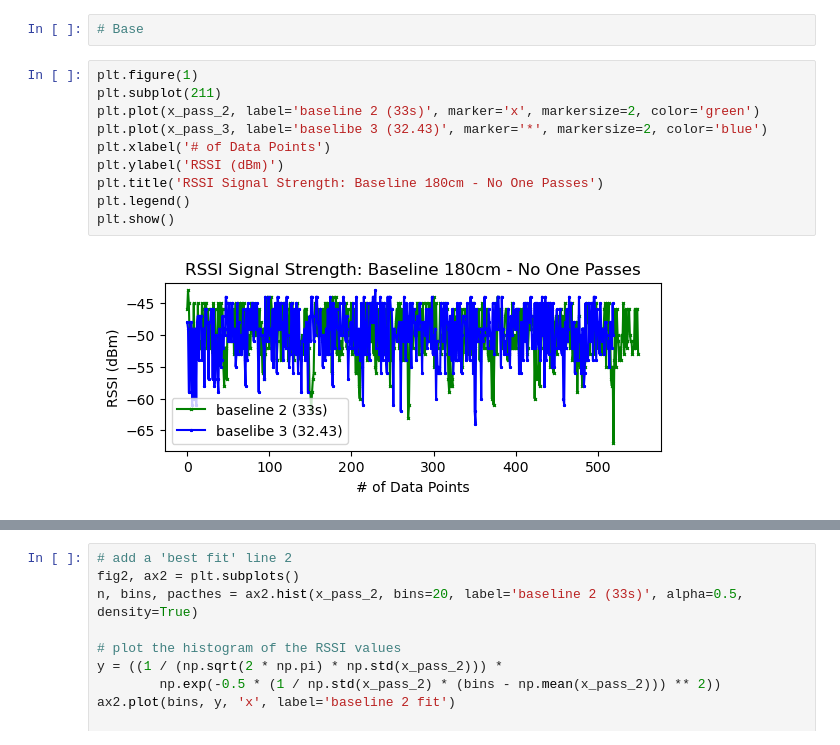
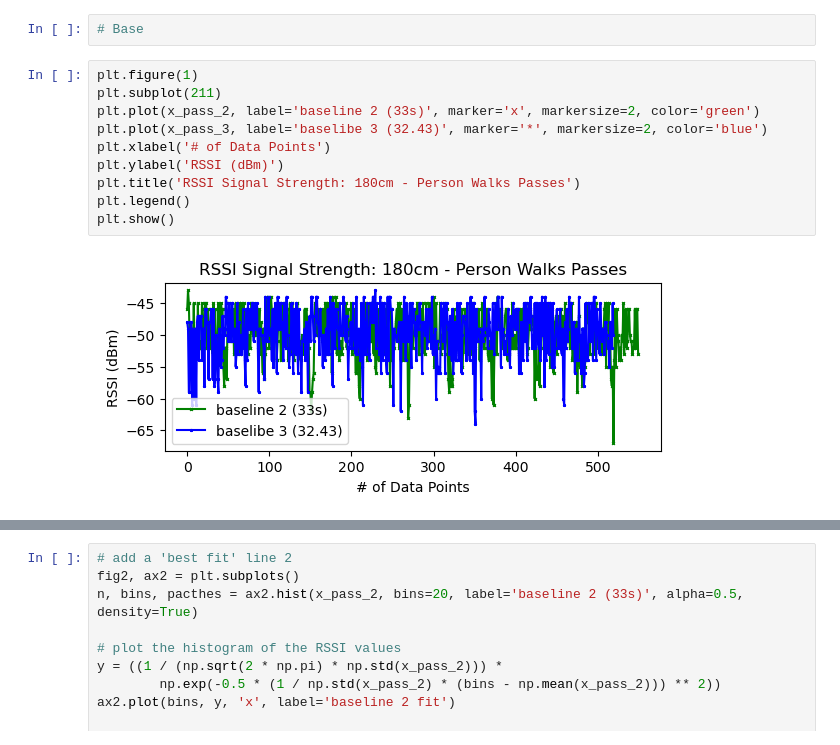
Before and after one commit to SuP3RM/Foot-Traffic, a Jupyter notebook: graphs.ipynb, the cells around one changed output, grey strips where cells are left out. Saved outputs shown, nothing was run; the diff lists cells and outputs as text.

```diff
--- a/graphs.ipynb
+++ b/graphs.ipynb
@@ -572,12 +687,12 @@ x_pass_3 = x_pass_3[~np.isnan(x_pass_3)]
 # %%
 plt.figure(1)
 plt.subplot(211)
 plt.plot(x_pass_2, label='baseline 2 (33s)', marker='x', markersize=2, color='green')
 plt.plot(x_pass_3, label='baselibe 3 (32.43)', marker='*', markersize=2, color='blue')
 plt.xlabel('# of Data Points')
 plt.ylabel('RSSI (dBm)')
-plt.title('RSSI Signal Strength: Baseline 180cm - No One Passes')
+plt.title('RSSI Signal Strength: 180cm - Person Walks Passes')
 plt.legend()
 plt.show()
 # %% [output]
-[figure, old version]
+[figure, new version]
```
Also changed, not shown: parts of 6 cells of this notebook, 2 other files.
